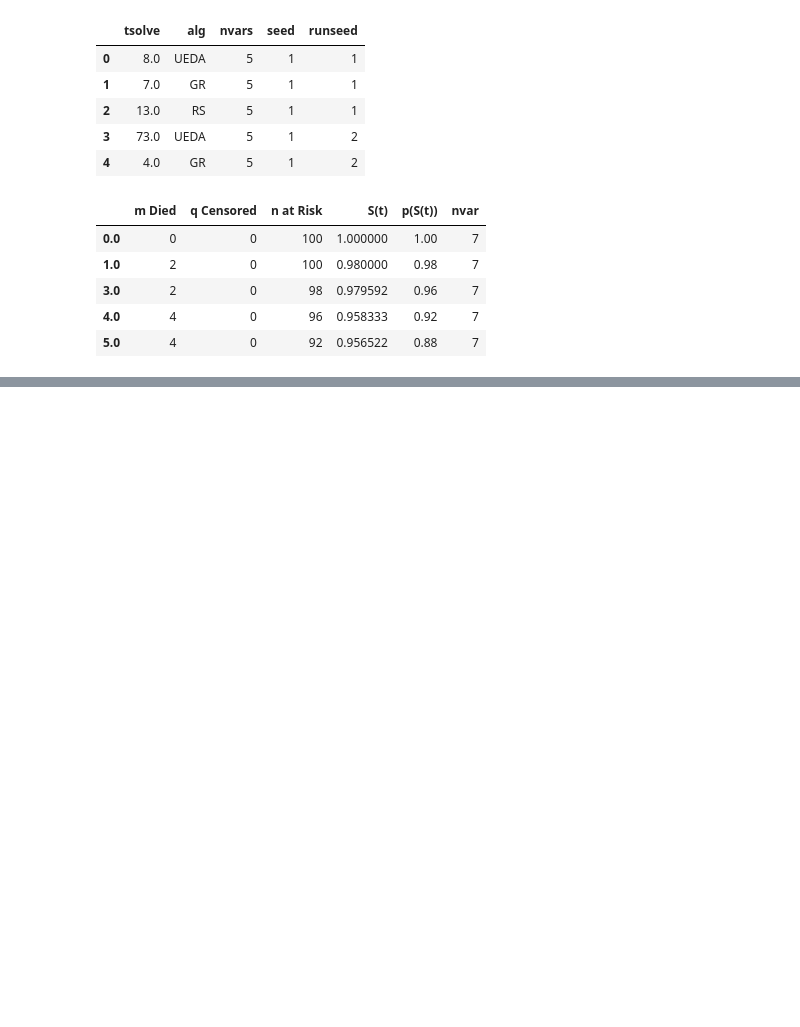
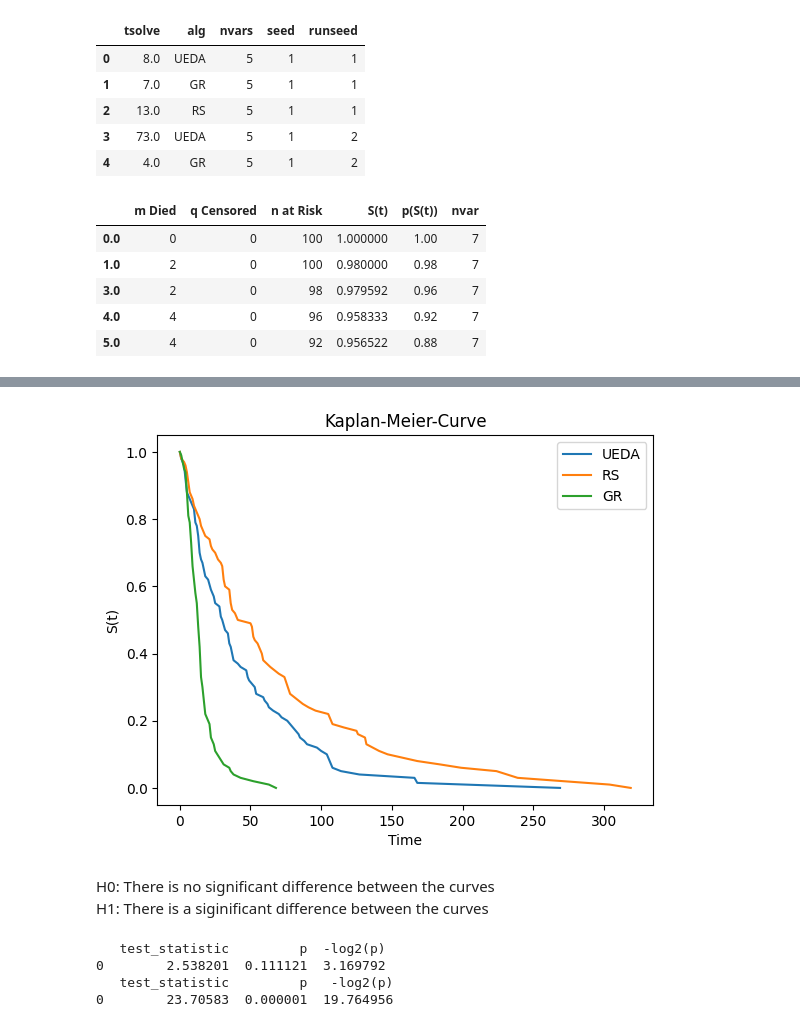
Before and after one commit to denizterzioglu/sabbo, a Jupyter notebook: ANotebook.ipynb, the cells around one changed output, grey strips where cells are left out. Cells and saved outputs as stored; diff of their text form; code cells hidden in the pictures; blank space fills up the shorter version.

Commit message:
Log Rank Test implementation

```diff
--- a/ANotebook.ipynb
+++ b/ANotebook.ipynb
@@ -1195,6 +1187,7 @@ originDf.head()
 # Make two examples for the same nvars that we are going to compare
 MNQDf1 = makeMNQDf(7, "UEDA", slots=True)
 MNQDf2 = makeMNQDf(7, "RS", slots=True)
+MNQDf3 = makeMNQDf(7, "GR", slots=True)
 MNQDf1.head()
 # %% [output]
 |  | m Died | q Censored | n at Risk | S(t) | p(S(t)) | nvar |
@@ -1206,8 +1208,15 @@ MNQDf1.head()
 # %%
-
-plt.plot(MNQDf.index, MNQDf['p(S(t))'], label='p(S(t))')
+# plot both
+plt.plot(MNQDf1.index, MNQDf1['p(S(t))'], label='UEDA')
+plt.plot(MNQDf2.index, MNQDf2['p(S(t))'], label='RS')
+plt.plot(MNQDf3.index, MNQDf3['p(S(t))'], label='GR')
 plt.title('Kaplan-Meier-Curve')
 plt.xlabel('Time')
 plt.ylabel('S(t)')
 plt.legend()
 plt.show()
+# %% [output]
+[figure, added]
+# %% [markdown]
+H0: There is no significant difference between the curves<br>
+H1: There is a siginificant difference between the curves
@@ -1213,0 +1226,19 @@ plt.show()
+# %%
+# Died of standard function is m in MNQDf
+# Time is index
+
+# Perform Log-Rank Test
+results = logrank_test(durations_A=MNQDf1.index, durations_B=MNQDf2.index,
+                       event_observed_A=MNQDf1['m Died'], event_observed_B=MNQDf2['m Died'])
+
+print(results.summary)
+
+results = logrank_test(durations_A=MNQDf1.index, durations_B=MNQDf3.index,
+                       event_observed_A=MNQDf1['m Died'], event_observed_B=MNQDf3['m Died'])
+
+print(results.summary)
+# %% [output]
+   test_statistic         p  -log2(p)
+0        2.538201  0.111121  3.169792
+   test_statistic         p   -log2(p)
+0        23.70583  0.000001  19.764956
```
Also changed, not shown: parts of 5 cells of this notebook.
